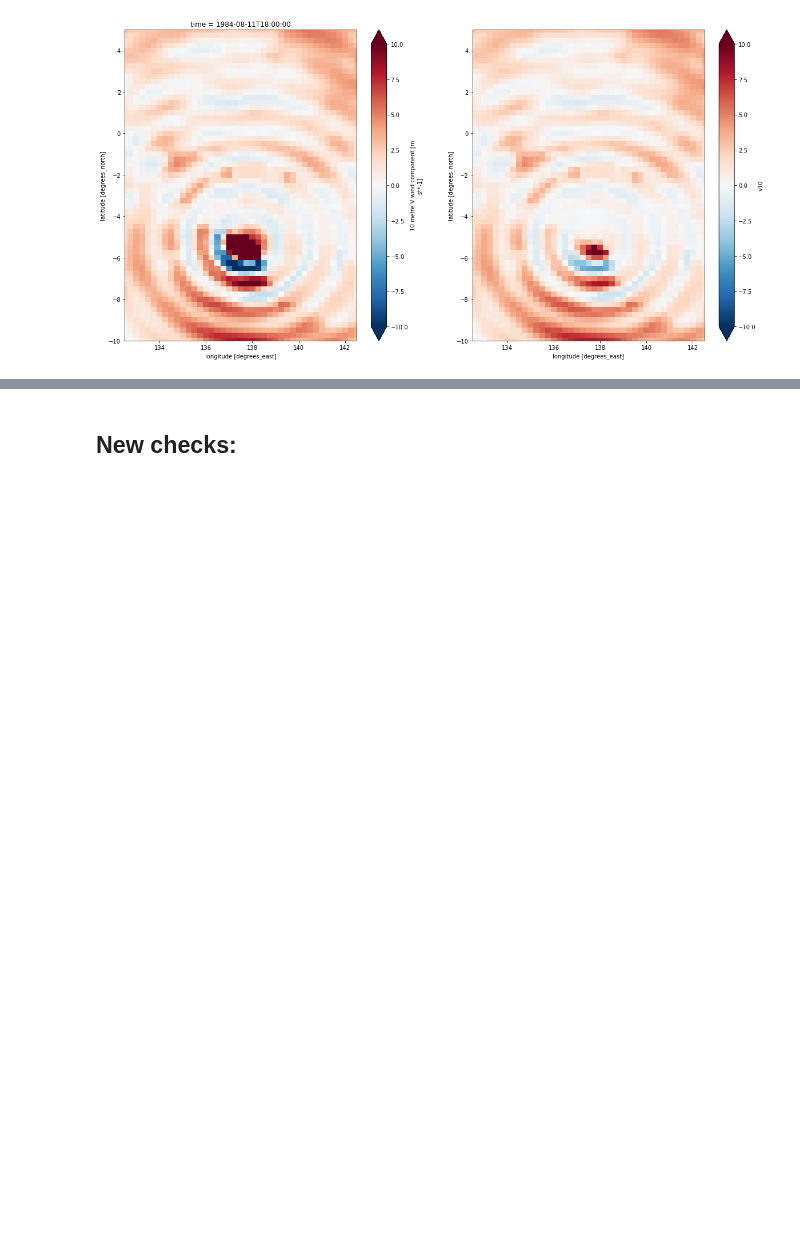
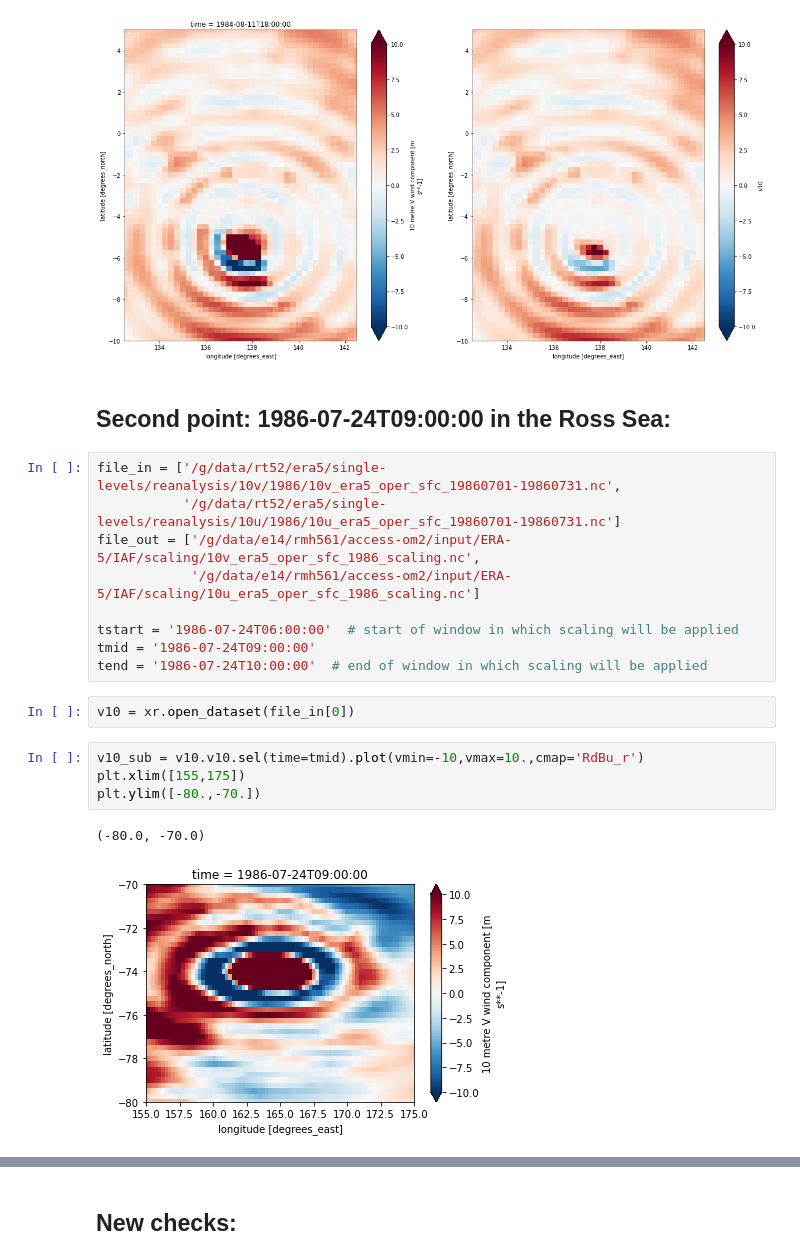
Before and after one commit to rmholmes/cosima-scripts, a Jupyter notebook: ERA-5/025deg_era5_iaf_v10_blowup_scaling.ipynb, the cells around one changed output, grey strips where cells are left out. Saved outputs shown, nothing was run; the diff lists cells and outputs as text; blank space fills up the shorter version.

Commit message:
Add another scaling in the Ross sea for another bad point.

```diff
--- a/ERA-5/025deg_era5_iaf_v10_blowup_scaling.ipynb
+++ b/ERA-5/025deg_era5_iaf_v10_blowup_scaling.ipynb
@@ -99,3 +101,23 @@ print('%3.2f' % ((v10_sub*scale.v10.isel(time=0)).max()))
 131.37
 19.41
 [figure]
+# %% [markdown]
+## Second point: 1986-07-24T09:00:00 in the Ross Sea:
+# %%
+file_in = ['/g/data/rt52/era5/single-levels/reanalysis/10v/1986/10v_era5_oper_sfc_19860701-19860731.nc',
+           '/g/data/rt52/era5/single-levels/reanalysis/10u/1986/10u_era5_oper_sfc_19860701-19860731.nc']
+file_out = ['/g/data/e14/rmh561/access-om2/input/ERA-5/IAF/scaling/10v_era5_oper_sfc_1986_scaling.nc',
+            '/g/data/e14/rmh561/access-om2/input/ERA-5/IAF/scaling/10u_era5_oper_sfc_1986_scaling.nc']
+
+tstart = '1986-07-24T06:00:00'  # start of window in which scaling will be applied
+tmid = '1986-07-24T09:00:00'
+tend = '1986-07-24T10:00:00'  # end of window in which scaling will be applied
+# %%
+v10 = xr.open_dataset(file_in[0])
+# %%
+v10_sub = v10.v10.sel(time=tmid).plot(vmin=-10,vmax=10.,cmap='RdBu_r')
+plt.xlim([155,175])
+plt.ylim([-80.,-70.])
+# %% [output]
+(-80.0, -70.0)
+[figure, added]
```
Also changed, not shown: parts of 5 cells of this notebook.
